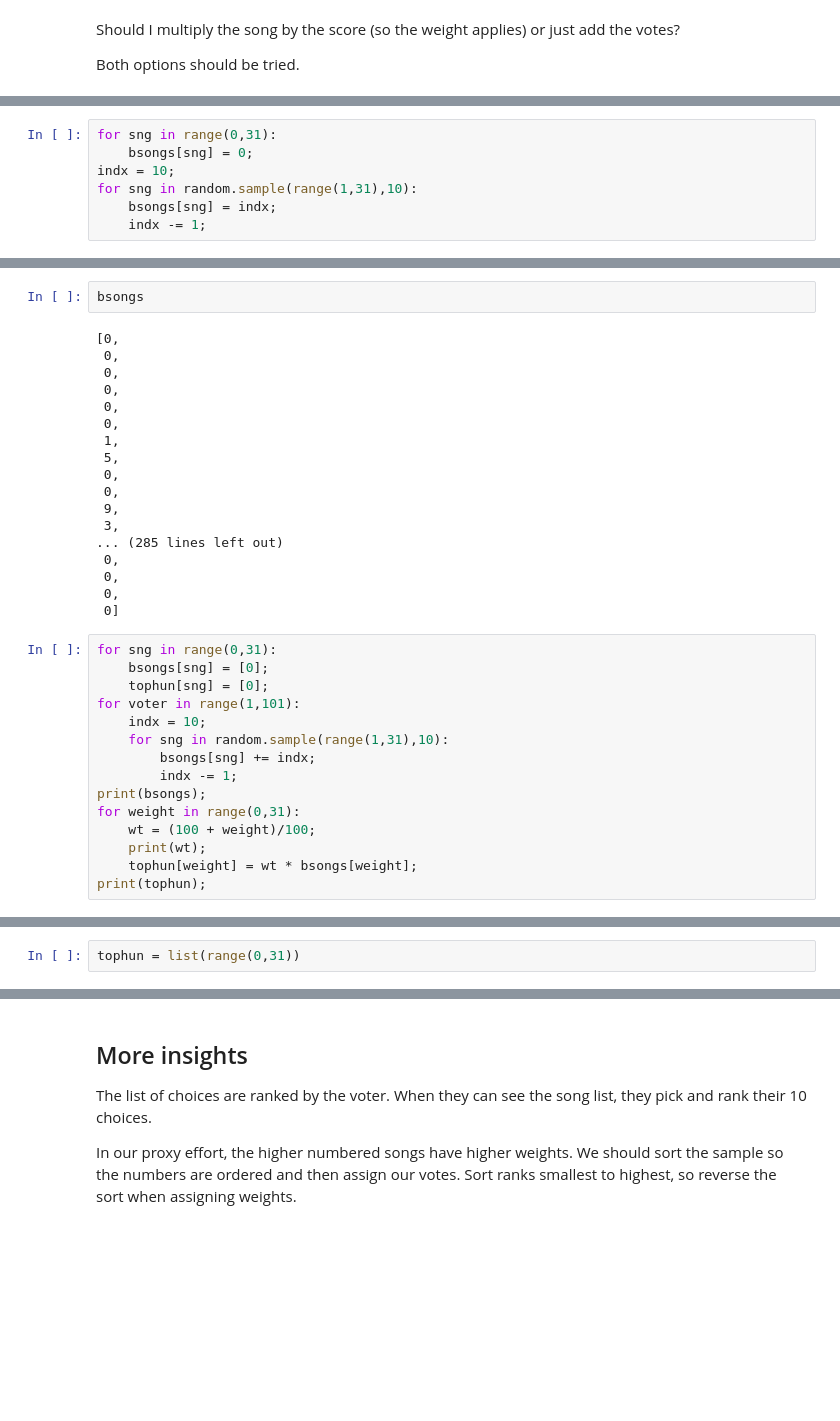
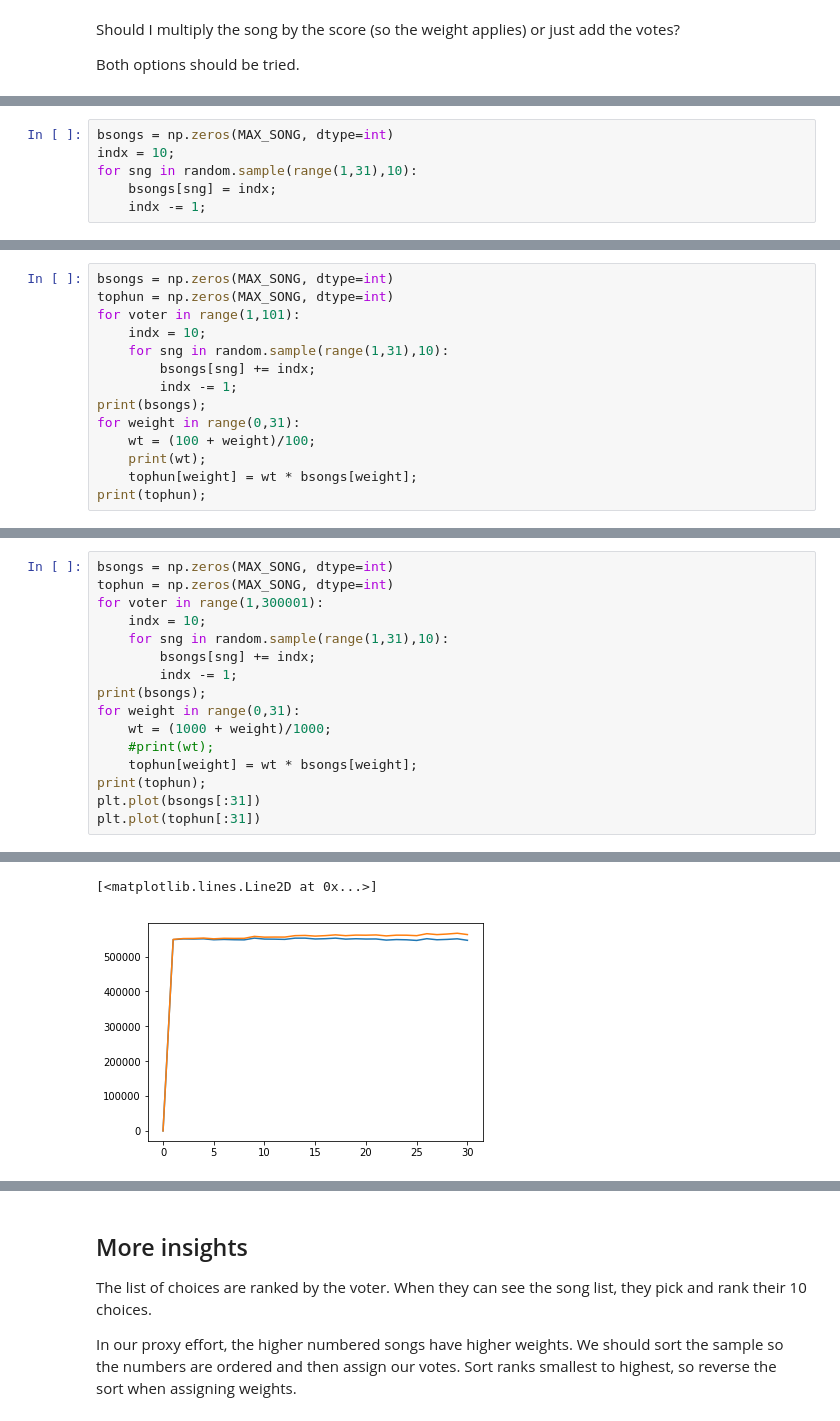
Before and after one commit to dwormuth/JupyterTop100, a Jupyter notebook: Top100.ipynb, the cells around one changed output, grey strips where cells are left out. Saved outputs shown, nothing was run; the diff lists cells and outputs as text; blank space fills up the shorter version.

```diff
--- a/Top100.ipynb
+++ b/Top100.ipynb
@@ -113,3 +78,9 @@ bsongs[1] = 10
+# %%
+bsongs = np.zeros(MAX_SONG, dtype=int)
+indx = 10;
+for sng in random.sample(range(1,31),10):
+    bsongs[sng] = indx;
+    indx -= 1;
 # %%
 bsongs
 # %% [output]
@@ -156,7 +105,14 @@ bsongs
 # %%
-for sng in range(0,31):
-    bsongs[sng] = 0;
-indx = 10;
-for sng in random.sample(range(1,31),10):
-    bsongs[sng] = indx;
-    indx -= 1;
+bsongs = np.zeros(MAX_SONG, dtype=int)
+tophun = np.zeros(MAX_SONG, dtype=int)
+for voter in range(1,101):
+    indx = 10;
+    for sng in random.sample(range(1,31),10):
+        bsongs[sng] += indx;
+        indx -= 1;
+print(bsongs);
+for weight in range(0,31):
+    wt = (100 + weight)/100;
+    print(wt);
+    tophun[weight] = wt * bsongs[weight];
+print(tophun);
@@ -163,36 +137,17 @@ for sng in random.sample(range(1,31),10):
-# %%
-bsongs
-# %% [output]
-[0,
- 0,
- 0,
- 0,
- 0,
- 0,
- 1,
- 5,
- 0,
- 0,
- 9,
- 3,
-... (285 lines left out)
- 0,
- 0,
- 0,
- 0]
 # %%
-for sng in range(0,31):
-    bsongs[sng] = [0];
-    tophun[sng] = [0];
-for voter in range(1,101):
+bsongs = np.zeros(MAX_SONG, dtype=int)
+tophun = np.zeros(MAX_SONG, dtype=int)
+for voter in range(1,300001):
     indx = 10;
     for sng in random.sample(range(1,31),10):
         bsongs[sng] += indx;
         indx -= 1;
 print(bsongs);
 for weight in range(0,31):
-    wt = (100 + weight)/100;
-    print(wt);
+    wt = (1000 + weight)/1000;
+    #print(wt);
     tophun[weight] = wt * bsongs[weight];
 print(tophun);
+plt.plot(bsongs[:31])
+plt.plot(tophun[:31])
 # %% [output]
@@ -200,2 +171,2 @@ NameError: name 'tophun' is not defined
+[<matplotlib.lines.Line2D at 0x...>]
+[figure, added]
-# %%
-tophun = list(range(0,31))
```
Also changed, not shown: parts of 31 cells of this notebook.
